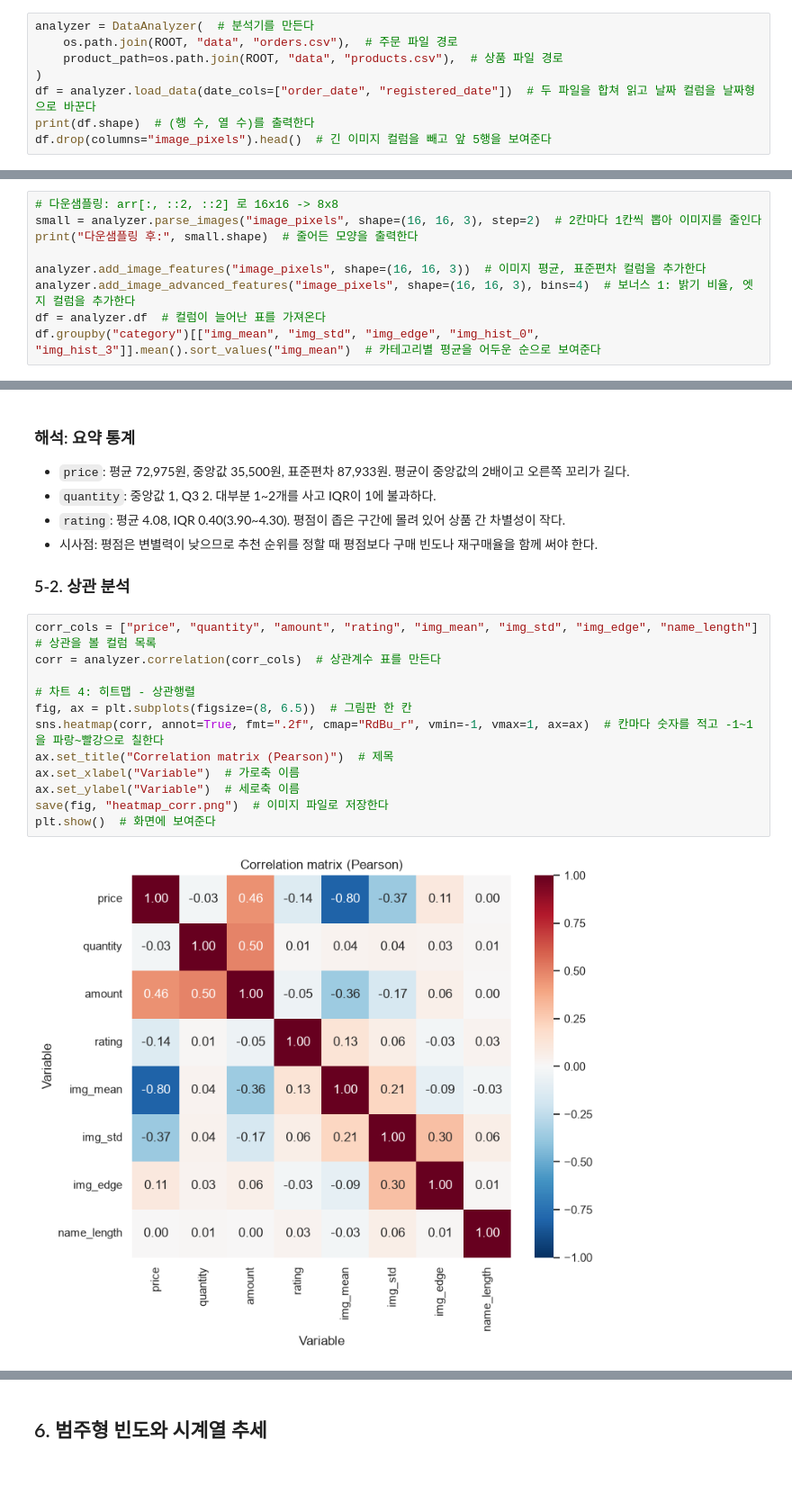
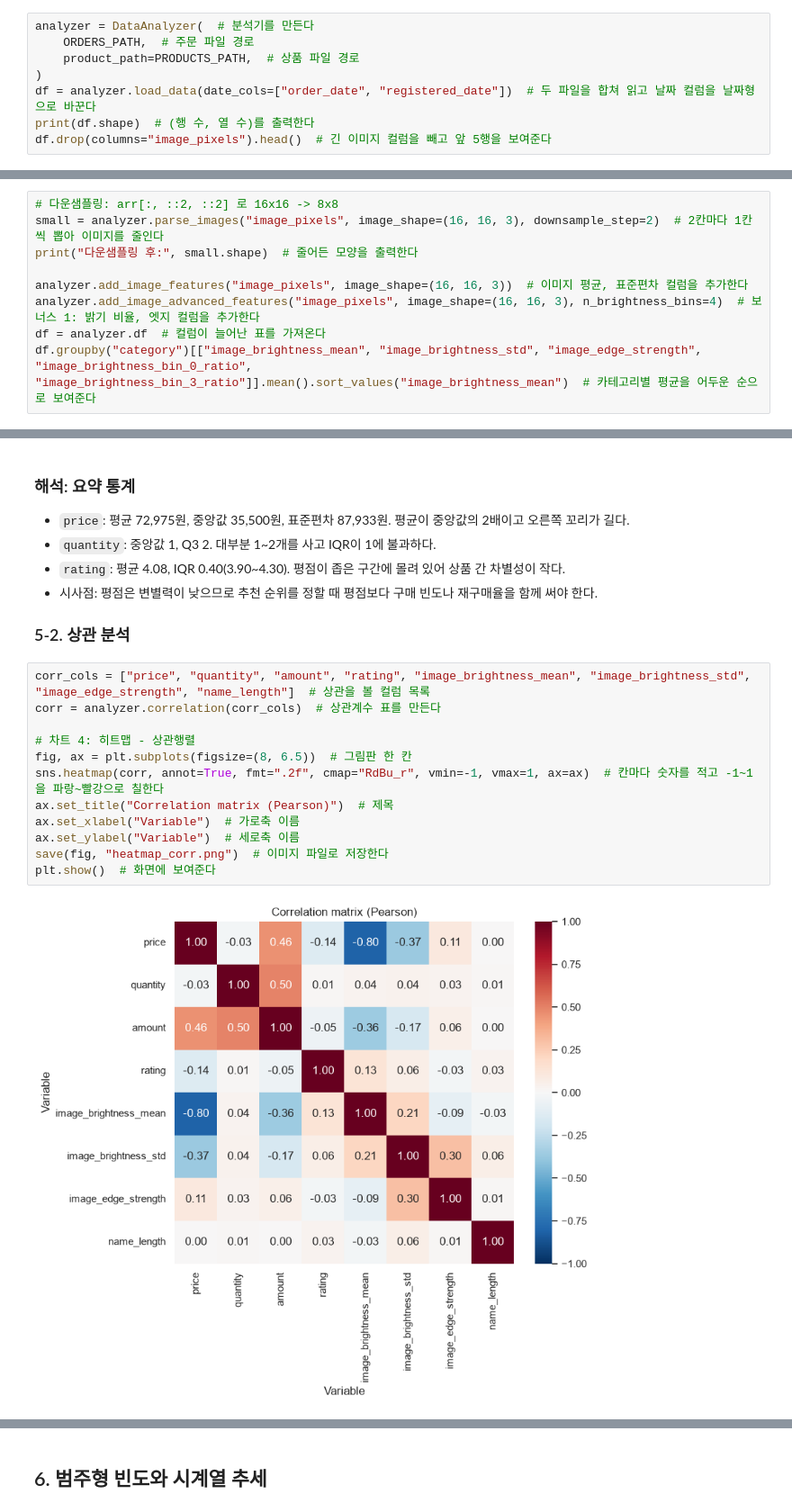
Before and after one commit to 0802222/Codyssey-A1-1-RFM, a Jupyter notebook: notebooks/analysis_report.ipynb, the cells around one changed output, grey strips where cells are left out. Shown at 90% size. Saved outputs shown, nothing was run; the diff lists cells and outputs as text; blank space fills up the shorter version.

```diff
--- a/notebooks/analysis_report.ipynb
+++ b/notebooks/analysis_report.ipynb
@@ -50,8 +51,8 @@ def save(fig, name):  # 그림을 파일로 저장하는 도우미 함수
 주문 데이터(`orders.csv`)와 상품 데이터(`products.csv`)를 `product_id`로 합쳐 하나의 표로 만든다.
 # %%
 analyzer = DataAnalyzer(  # 분석기를 만든다
-    os.path.join(ROOT, "data", "orders.csv"),  # 주문 파일 경로
-    product_path=os.path.join(ROOT, "data", "products.csv"),  # 상품 파일 경로
+    ORDERS_PATH,  # 주문 파일 경로
+    product_path=PRODUCTS_PATH,  # 상품 파일 경로
 )
 df = analyzer.load_data(date_cols=["order_date", "registered_date"])  # 두 파일을 합쳐 읽고 날짜 컬럼을 날짜형으로 바꾼다
 print(df.shape)  # (행 수, 열 수)를 출력한다
@@ -236,11 +237,11 @@ print(f"반복문 {loop_time * 1000:.2f}ms, 벡터 연산 {vec_time * 1000:.2f}m
 # %%
 # 다운샘플링: arr[:, ::2, ::2] 로 16x16 -> 8x8
-small = analyzer.parse_images("image_pixels", shape=(16, 16, 3), step=2)  # 2칸마다 1칸씩 뽑아 이미지를 줄인다
+small = analyzer.parse_images("image_pixels", image_shape=(16, 16, 3), downsample_step=2)  # 2칸마다 1칸씩 뽑아 이미지를 줄인다
 print("다운샘플링 후:", small.shape)  # 줄어든 모양을 출력한다
 
-analyzer.add_image_features("image_pixels", shape=(16, 16, 3))  # 이미지 평균, 표준편차 컬럼을 추가한다
-analyzer.add_image_advanced_features("image_pixels", shape=(16, 16, 3), bins=4)  # 보너스 1: 밝기 비율, 엣지 컬럼을 추가한다
+analyzer.add_image_features("image_pixels", image_shape=(16, 16, 3))  # 이미지 평균, 표준편차 컬럼을 추가한다
+analyzer.add_image_advanced_features("image_pixels", image_shape=(16, 16, 3), n_brightness_bins=4)  # 보너스 1: 밝기 비율, 엣지 컬럼을 추가한다
 df = analyzer.df  # 컬럼이 늘어난 표를 가져온다
-df.groupby("category")[["img_mean", "img_std", "img_edge", "img_hist_0", "img_hist_3"]].mean().sort_values("img_mean")  # 카테고리별 평균을 어두운 순으로 보여준다
+df.groupby("category")[["image_brightness_mean", "image_brightness_std", "image_edge_strength", "image_brightness_bin_0_ratio", "image_brightness_bin_3_ratio"]].mean().sort_values("image_brightness_mean")  # 카테고리별 평균을 어두운 순으로 보여준다
 # %% [output]
 다운샘플링 후: (5160, 8, 8, 3)
@@ -415,17 +416,17 @@ plt.show()  # 화면에 보여준다
 
 ### 5-2. 상관 분석
 # %%
-corr_cols = ["price", "quantity", "amount", "rating", "img_mean", "img_std", "img_edge", "name_length"]  # 상관을 볼 컬럼 목록
+corr_cols = ["price", "quantity", "amount", "rating", "image_brightness_mean", "image_brightness_std", "image_edge_strength", "name_length"]  # 상관을 볼 컬럼 목록
 corr = analyzer.correlation(corr_cols)  # 상관계수 표를 만든다
 
 # 차트 4: 히트맵 - 상관행렬
 fig, ax = plt.subplots(figsize=(8, 6.5))  # 그림판 한 칸
 sns.heatmap(corr, annot=True, fmt=".2f", cmap="RdBu_r", vmin=-1, vmax=1, ax=ax)  # 칸마다 숫자를 적고 -1~1을 파랑~빨강으로 칠한다
 ax.set_title("Correlation matrix (Pearson)")  # 제목
 ax.set_xlabel("Variable")  # 가로축 이름
 ax.set_ylabel("Variable")  # 세로축 이름
 save(fig, "heatmap_corr.png")  # 이미지 파일로 저장한다
 plt.show()  # 화면에 보여준다
 # %% [output]
-[figure, old version]
+[figure, new version]
 # %%
```
Also changed, not shown: parts of 11 cells of this notebook, 10 other files.
